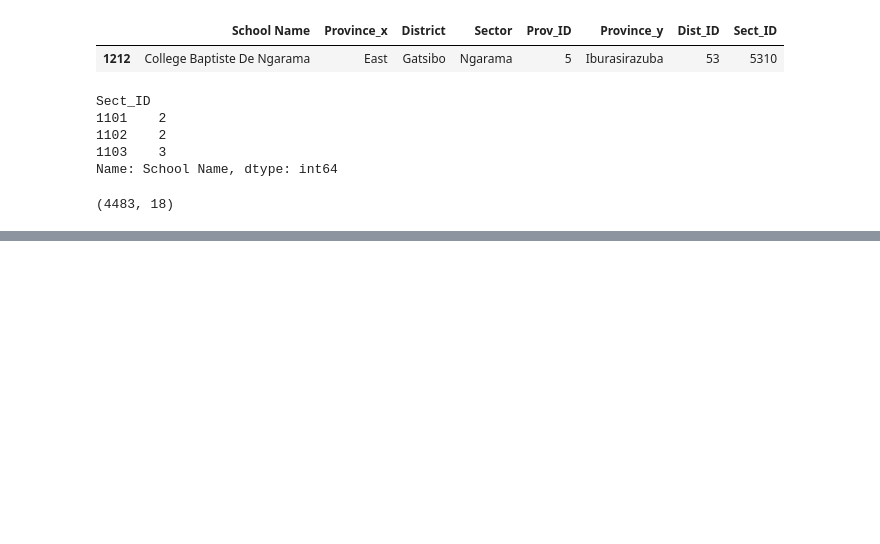
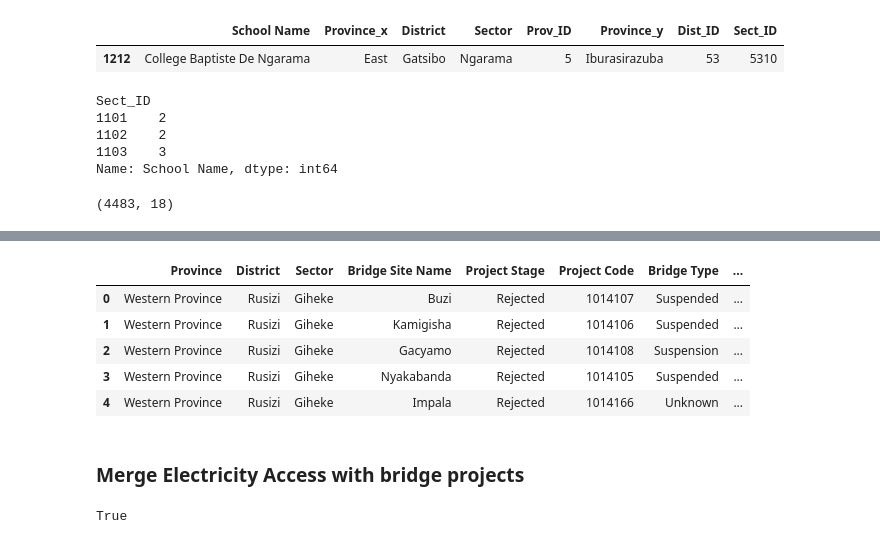
Before and after one commit to BloomTech-Labs/Labs25-Bridges_to_Prosperity-TeamC-ds, a Jupyter notebook: notebooks/merge_csvs.ipynb, the cells around one changed output, grey strips where cells are left out. Saved outputs shown, nothing was run; the diff lists cells and outputs as text; code cells hidden in the pictures; blank space fills up the shorter version.

```diff
--- a/notebooks/merge_csvs.ipynb
+++ b/notebooks/merge_csvs.ipynb
@@ -129,0 +195,4 @@ current_df.shape
+# %%
+# Change Sector ID for Rwaniro to 2412
+
+population.loc[85, 'Sect_ID'] = 2412
@@ -129,0 +205,6 @@ current_df.shape
+# %%
+# drop the duplicate values from the population dataset based on Sect_ID
+population = population.drop_duplicates('Sect_ID')
+
+# make sure there are no duplicates
+population['Sect_ID'].value_counts()
@@ -129,0 +224,22 @@ current_df.shape
+# %%
+# merge the population data set with the bridge project to get the population by
+# sector, included in the project data set
+
+# drop the province, district, sector name and district, province ID from
+# population dataset
+
+population = population.drop(columns=['Prov_ID', 'Province', 'Dist_ID', 'District', 'Sector', 'Unnamed: 7', 'Unnamed: 8'])
+
+# merge the two together, save new dataframe
+current_df = pd.merge(current_df, population, on='Sect_ID')
+# %%
+current_df.head()
+# %% [output]
+|  | Province | District | Sector | Bridge Site Name | Project Stage | Project Code | Bridge Type | ... |
+| 0 | Western Province | Rusizi | Giheke | Buzi | Rejected | 1014107 | Suspended | ... |
+| 1 | Western Province | Rusizi | Giheke | Kamigisha | Rejected | 1014106 | Suspended | ... |
+| 2 | Western Province | Rusizi | Giheke | Gacyamo | Rejected | 1014108 | Suspension | ... |
+| 3 | Western Province | Rusizi | Giheke | Nyakabanda | Rejected | 1014105 | Suspended | ... |
+| 4 | Western Province | Rusizi | Giheke | Impala | Rejected | 1014166 | Unknown | ... |
+# %% [markdown]
+### Merge Electricity Access with bridge projects
@@ -129,0 +248,7 @@ current_df.shape
+# %%
+# check to make sure we have the same districts in the electricity
+# as we do in the bridges projects dataset
+
+sorted(electricity['District']) == sorted(set(current_df['District']))
+# %% [output]
+True
```
Also changed, not shown: parts of 16 cells of this notebook.
